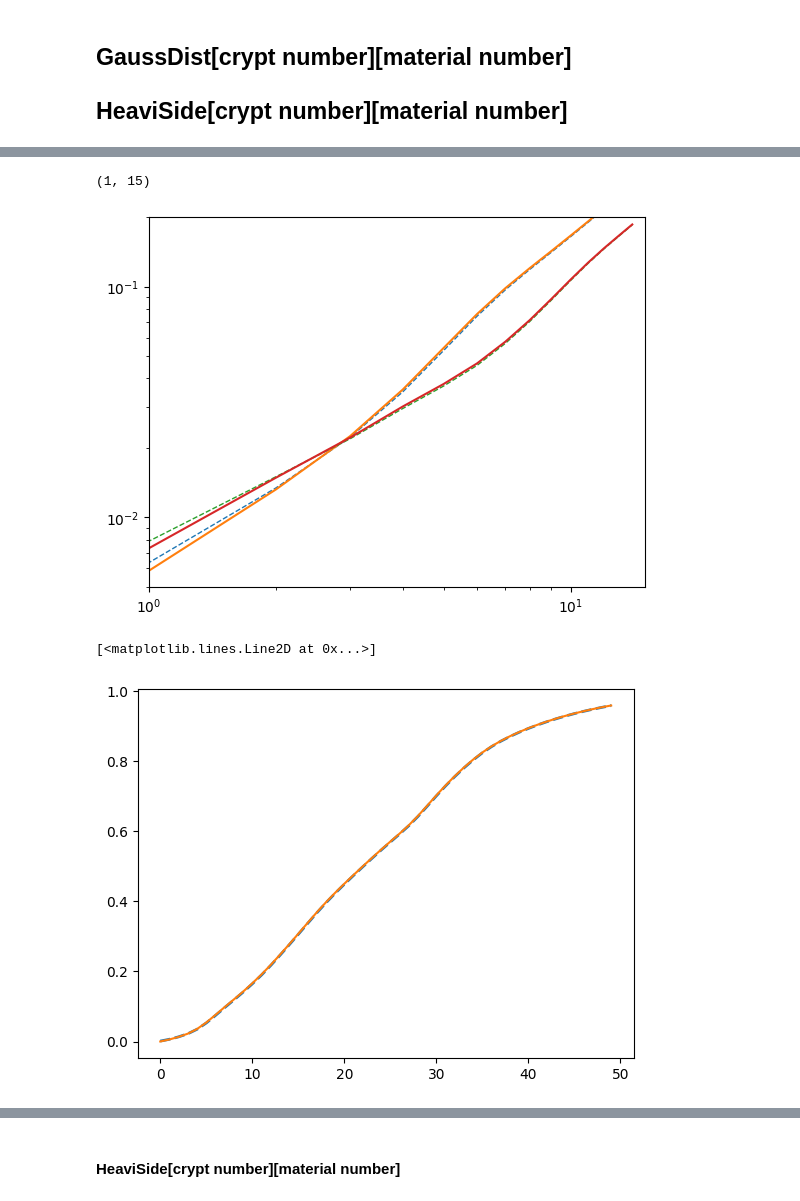
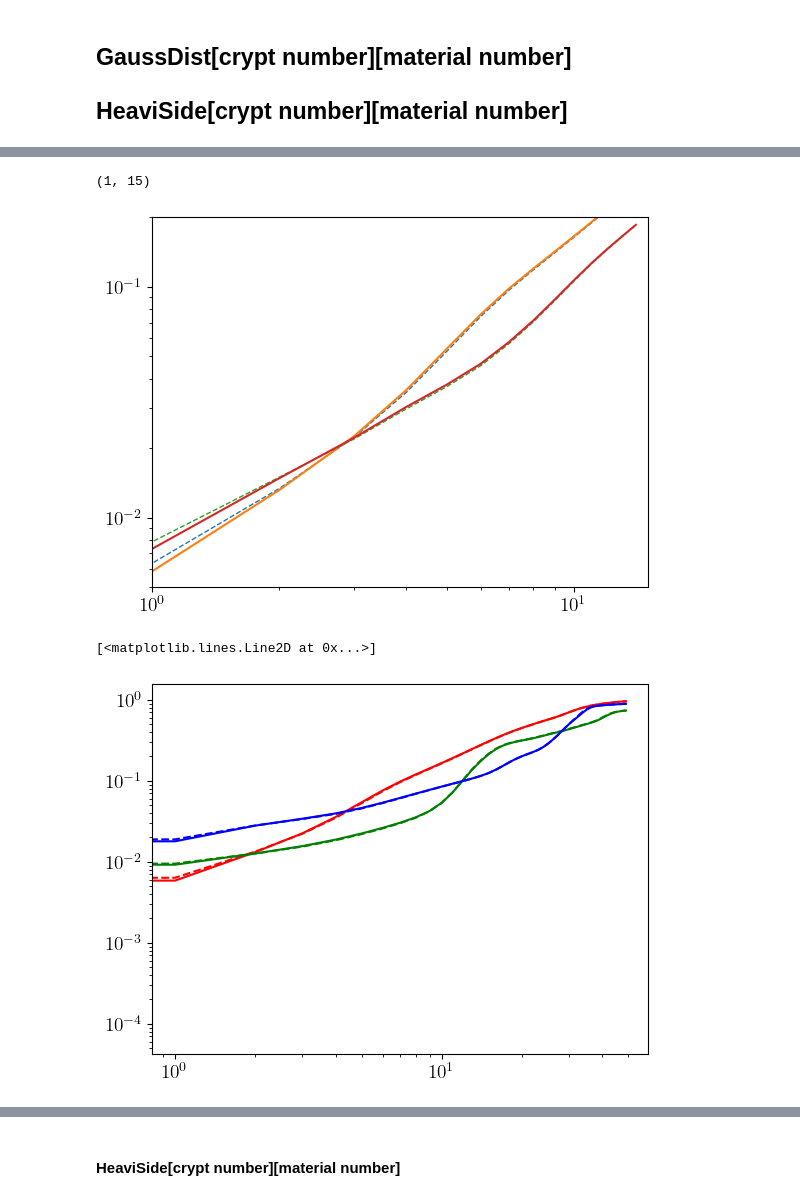
Before and after one commit to purusharths/thesis_archive, a Jupyter notebook: compare_inti_conds/compare.ipynb, the cells around one changed output, grey strips where cells are left out. Saved outputs shown, nothing was run; the diff lists cells and outputs as text; code cells hidden in the pictures.

```diff
--- a/compare_inti_conds/compare.ipynb
+++ b/compare_inti_conds/compare.ipynb
@@ -3,6 +3,9 @@ import numpy as np
 import pandas as pd
 import matplotlib.pyplot as plt
 import seaborn as sns
+
+plt.rc('text', usetex=True)
+plt.rc('font', family='serif', size=14)  # Adjust the size parameter as needed
 # %% [markdown]
 ## GaussDist[crypt number][material number]
 ## HeaviSide[crypt number][material number]
@@ -100,12 +103,18 @@ plt.ylim(0.005, 0.2)
 plt.xlim(1, 15)
 # %% [output]
 (1, 15)
-[figure, old version]
+[figure, new version]
 # %%
 # crypt 0, mat 1
-plt.plot(GaussDist[1][2]['col0'][:], '--', linewidth=2)
-plt.plot(Heaviside[1][2]['col0'][:])
+plt.plot(GaussDist[1][2]['col0'][:], '--', color="red")
+plt.plot(Heaviside[1][2]['col0'][:], color="red")
+
+plt.loglog(GaussDist[2][3]['col4'][:], '--', color="green")
+plt.loglog(Heaviside[2][3]['col4'][:], color="green")
+
+plt.loglog(GaussDist[1][3]['col3'][:], '--', color="blue")
+plt.loglog(Heaviside[1][3]['col3'][:], color="blue")
 # %% [output]
 [<matplotlib.lines.Line2D at 0x...>]
-[figure, old version]
+[figure, new version]
 # %%
```
Also changed, not shown: parts of 6 cells of this notebook, 47 other files.
